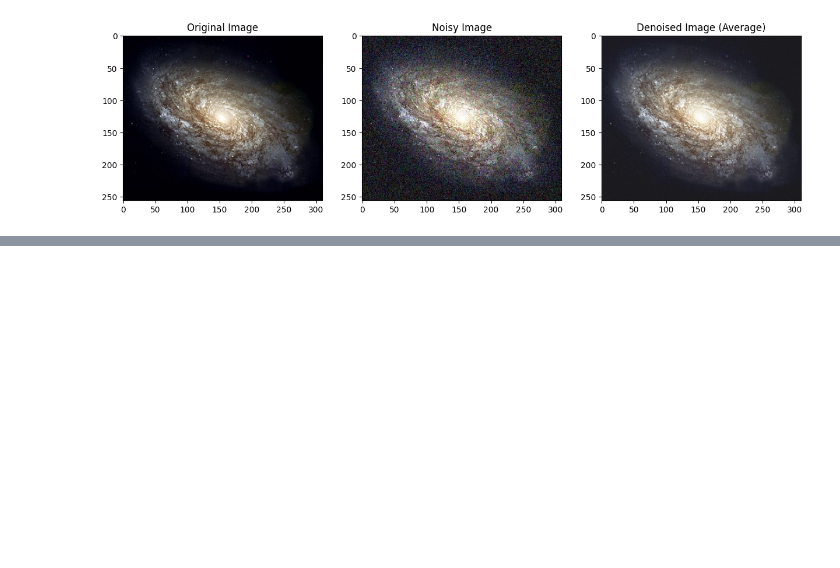
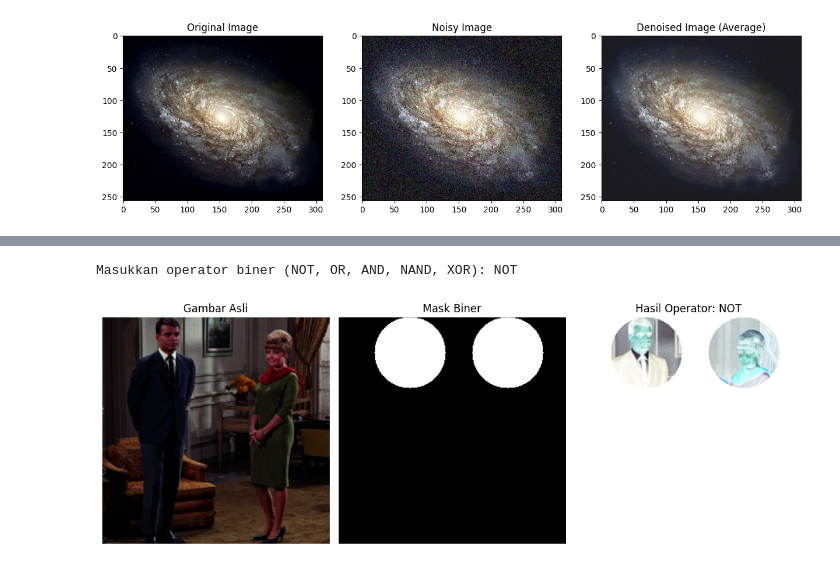
Before and after one commit to satriaabraarr/PCVK_Ganjil_2024, a Jupyter notebook: Modul5.ipynb, the cells around one changed output, grey strips where cells are left out. Saved outputs shown, nothing was run; the diff lists cells and outputs as text; code cells hidden in the pictures; blank space fills up the shorter version.

```diff
--- a/Modul5.ipynb
+++ b/Modul5.ipynb
@@ -162,0 +311,77 @@ plt.show()
+# %%
+import cv2
+import numpy as np
+import matplotlib.pyplot as plt
+
+# Fungsi untuk menerapkan operator biner pada gambar
+def apply_operator(operator, img1, img2):
+    if operator == 'NOT':
+        return cv2.bitwise_not(img1)
+    elif operator == 'OR':
+        return cv2.bitwise_or(img1, img2)
+    elif operator == 'AND':
+        return cv2.bitwise_and(img1, img2)
+    elif operator == 'NAND':
+        return cv2.bitwise_not(cv2.bitwise_and(img1, img2))
+    elif operator == 'XOR':
+        return cv2.bitwise_xor(img1, img2)
+    else:
+        print("Operator tidak valid!")
+        return None
+
+# Membaca gambar asli (couple.tiff)
+gambar_asli = cv2.imread('/content/drive/MyDrive/PCVK/image/couple.tiff')
+
+# Mengubah gambar dari BGR ke RGB untuk ditampilkan dengan matplotlib
+gambar_asli_rgb = cv2.cvtColor(gambar_asli, cv2.COLOR_BGR2RGB)
+
+# Membuat mask biner dengan dua lingkaran pada posisi yang berbeda
+mask = np.zeros(gambar_asli.shape[:2], dtype="uint8")
+cv2.circle(mask, (80, 40), 40, 255, -1)  # Lingkaran pertama di koordinat (80, 40)
+cv2.circle(mask, (190, 40), 40, 255, -1)  # Lingkaran kedua di koordinat (190, 40)
+
+# Membuat inverse mask
+mask_inverse = cv2.bitwise_not(mask)
+
+# Mengambil area foreground dan background dari gambar asli
+foreground = cv2.bitwise_and(gambar_asli, gambar_asli, mask=mask)
+background = cv2.bitwise_and(gambar_asli, gambar_asli, mask=mask)
+
+# Menerima input operator dari pengguna
+operator = input("Masukkan operator biner (NOT, OR, AND, NAND, XOR): ").upper()
+
+# Menerapkan operator biner yang dipilih
+output_image = apply_operator(operator, foreground, background)
+
+if output_image is not None:
+    # Ubah gambar hasil dari BGR ke RGB untuk ditampilkan
+    output_image_rgb = cv2.cvtColor(output_image, cv2.COLOR_BGR2RGB)
+
+    # Menampilkan gambar asli, mask, dan hasil dari operator yang dipilih
+    plt.figure(figsize=(15, 5))
+
+    # Gambar Asli
+    plt.subplot(1, 4, 1)
+    plt.imshow(gambar_asli_rgb)
+    plt.title('Gambar Asli')
+    plt.axis('off')
+
+    # Mask Biner
+    plt.subplot(1, 4, 2)
+    plt.imshow(mask, cmap='gray')
+    plt.title('Mask Biner')
+    plt.axis('off')
+
+    # Gambar Hasil Operator
+    plt.subplot(1, 4, 3)
+    plt.imshow(output_image_rgb)
+    plt.title(f'Hasil Operator: {operator}')
+    plt.axis('off')
+
+    plt.tight_layout()
+    plt.show()
+else:
+    print("Gagal memproses gambar dengan operator yang dipilih.")
+# %% [output]
+Masukkan operator biner (NOT, OR, AND, NAND, XOR): NOT
+[figure, added]
```
Also changed, not shown: parts of 2 cells of this notebook.
